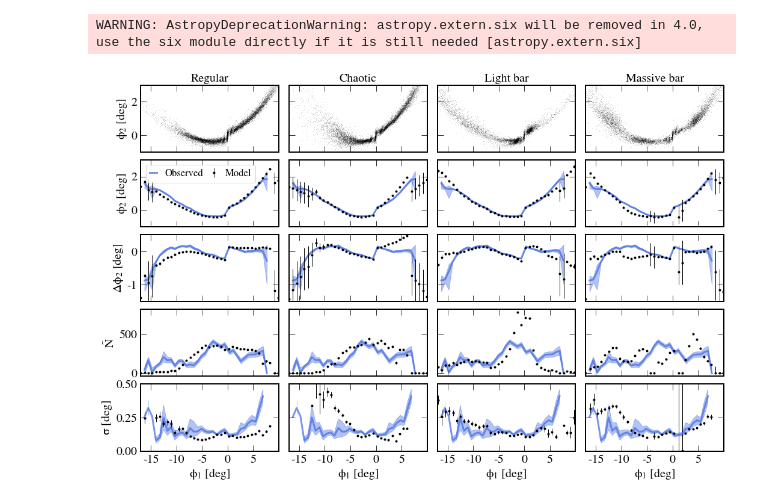
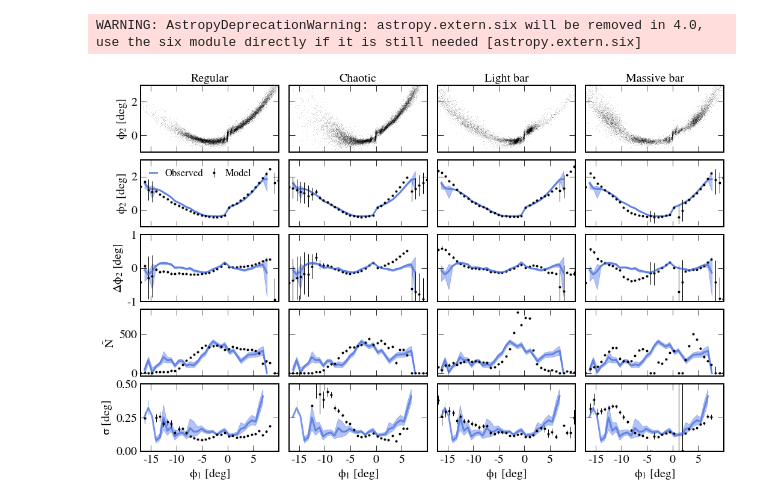
Before and after one commit to adrn/Pal5sBiggestFan, a Jupyter notebook: notebooks/fig_data_model_comparison.ipynb, the cells around one changed output. Drawn from its saved outputs; the diff is of its cells as text; code cells hidden in the pictures.

Commit message:
separate poly fits in model comparison fig

```diff
--- a/notebooks/fig_data_model_comparison.ipynb
+++ b/notebooks/fig_data_model_comparison.ipynb
@@ -56,6 +56,22 @@ for i in range(len(names)):
 p = [0.018,0.14,-0.7]
 p = [0.018,0.14,0]
 poly_track_coarse = np.poly1d(p)
+# %%
+# polynomial along leading
+nlead = 2
+ind_lead = t['phi1']>=0
+plead = np.polyfit(t['phi1'][ind_lead], t['phi2'][ind_lead], nlead)
+polylead = np.poly1d(plead)
+xlead = np.linspace(0,10,30)
+ylead = polylead(xlead)
+
+# polynomial along trailing
+ntrail = 2
+ind_trail = t['phi1']<=0
+ptrail = np.polyfit(t['phi1'][ind_trail], t['phi2'][ind_trail], ntrail)
+polytrail = np.poly1d(ptrail)
+xtrail = np.linspace(-17,0,30)
+ytrail = polytrail(xtrail)
 # %%
 fig, ax = plt.subplots(5,4,figsize=(15,10), sharex='col', sharey='row')
 
@@ -69,46 +85,53 @@ for i in range(4):
     plt.ylim(-1,3)
 
     plt.sca(ax[2][i])
-    plt.plot(t['phi1'], t['phi2'] - poly_track_coarse(t['phi1']),
-             '-', color='royalblue', lw=3, alpha=0.7, zorder=1)
-    plt.fill_between(t['phi1'], t['phi2'] + t['phi2_ep'] - poly_track_coarse(t['phi1']),
-                     t['phi2'] - t['phi2_em'] - poly_track_coarse(t['phi1']), color='royalblue', alpha=0.4, label='')
-    plt.errorbar(tbls[i]['phi1'], tbls[i]['phi2']-0.4 - poly_track_coarse(tbls[i]['phi1']),
+    polytrack = np.concatenate([polytrail(t['phi1'][t['phi1']<0]), polylead(t['phi1'][t['phi1']>0])])
+    plt.plot(t['phi1'], t['phi2'] - polytrack, '-', color='royalblue', lw=3, alpha=0.7, zorder=20)
+    plt.fill_between(t['phi1'], t['phi2'] + t['phi2_ep'] - polytrack,
+                     t['phi2'] - t['phi2_em'] - polytrack, zorder=1,color='royalblue', alpha=0.4)
+
+#     plt.plot(t['phi1'], t['phi2'] - poly_track_coarse(t['phi1']),
+#              '-', color='royalblue', lw=3, alpha=0.7, zorder=1)
+#     plt.fill_between(t['phi1'], t['phi2'] + t['phi2_ep'] - poly_track_coarse(t['phi1']),
+#                      t['phi2'] - t['phi2_em'] - poly_track_coarse(t['phi1']), color='royalblue', alpha=0.4, label='')
+    polytrack = np.concatenate([polytrail(tbls[i]['phi1'][tbls[i]['phi1']<0]),
+                                polylead(tbls[i]['phi1'][tbls[i]['phi1']>0])])
+    plt.errorbar(tbls[i]['phi1'], tbls[i]['phi2']-0.4 - polytrack,
                  yerr=(tbls[i]['phi2_em'], tbls[i]['phi2_ep']), fmt='o', color='k', ms=4, mew=0, lw=1, label='Model')
-    plt.ylim(-1.5,0.5)
+    plt.ylim(-1,1)
 
     plt.sca(ax[3][i])
     plt.plot(t['phi1'], t['n'], '-', color='royalblue', lw=3, alpha=0.7)
     plt.fill_between(t['phi1'], t['n'] + t['n_ep'], t['n'] - t['n_em'], color='royalblue', alpha=0.4)
     plt.errorbar(tbls[i]['phi1'], norm[i]*tbls[i]['n'], yerr=(norm[i]*tbls[i]['n_em'], norm[i]*tbls[i]['n_ep']),
                  fmt='o', color='k', ms=4, mew=0, lw=1)
 
     plt.sca(ax[4][i])
     plt.plot(t['phi1'], t['w'], '-', color='royalblue', lw=3, alpha=0.7)
     plt.fill_between(t['phi1'], t['w'] + t['w_ep'], t['w'] - t['w_em'], color='royalblue', alpha=0.4)
     plt.errorbar(tbls[i]['phi1'], tbls[i]['w'], yerr=(tbls[i]['w_em'], tbls[i]['w_ep']),
                  fmt='o', color='k', ms=4, mew=0, lw=1)
     plt.xlabel('$\phi_1$ [deg]')
     plt.gca().set_xticks([-15,-10,-5,0,5])
     plt.ylim(0,0.5)
 
     plt.sca(ax[0][i])
     plt.plot(cpmod[i].phi1, cpmod[i].phi2-0.4*u.deg, 'k.', ms=2, mec='none', alpha=0.2, rasterized=True)
     plt.xlim(-17,10)
     plt.ylim(-1,3)
     plt.title(col_labels[i], fontsize='medium')
 #     plt.errorbar(tbls[i]['phi1'], tbls[i]['phi2']-0.4, yerr=(tbls[i]['phi2_em'], tbls[i]['phi2_ep']),
 #                  fmt='o', color='r', ms=4, mew=0, lw=1)
 
 for i in range(5):
     plt.sca(ax[i][0])
     plt.ylabel(row_labels[i])
 
 plt.sca(ax[1][0])
-plt.legend(loc=2, fontsize='small', ncol=2, handlelength=0.7, columnspacing=0.7)
+plt.legend(loc=2, fontsize='small', ncol=2, handlelength=0.7, columnspacing=0.7, frameon=False)
 
 plt.tight_layout(h_pad=0, w_pad=0.4)
-plt.savefig('../plots/model_comparison.png', dpi=200)
+# plt.savefig('../plots/model_comparison.png', dpi=200)
 plt.savefig('../paper/model_comparison.pdf', dpi=200)
 # %% [output]
-[figure, old version]
+[figure, new version]
```
Also changed, not shown: 2 other files.
